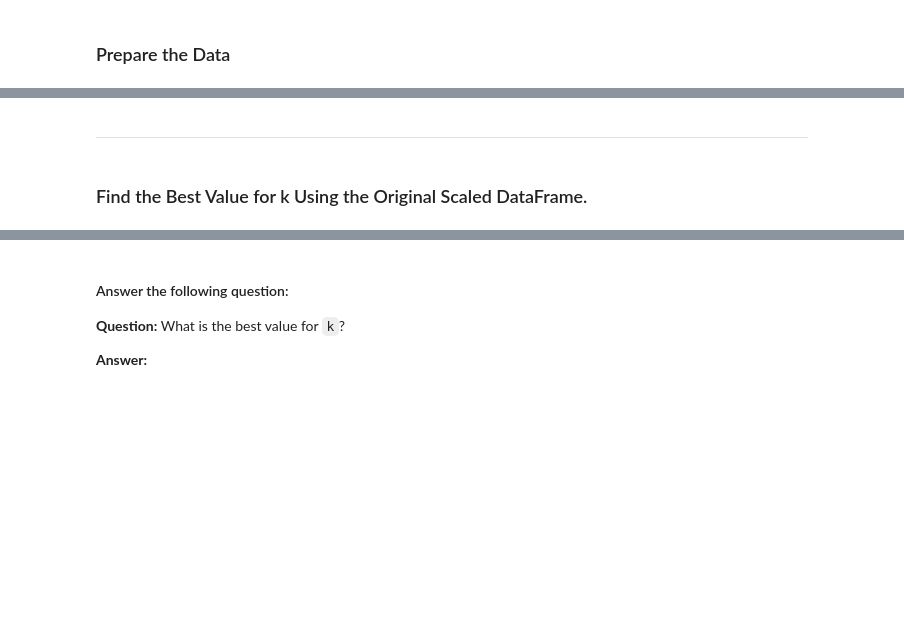
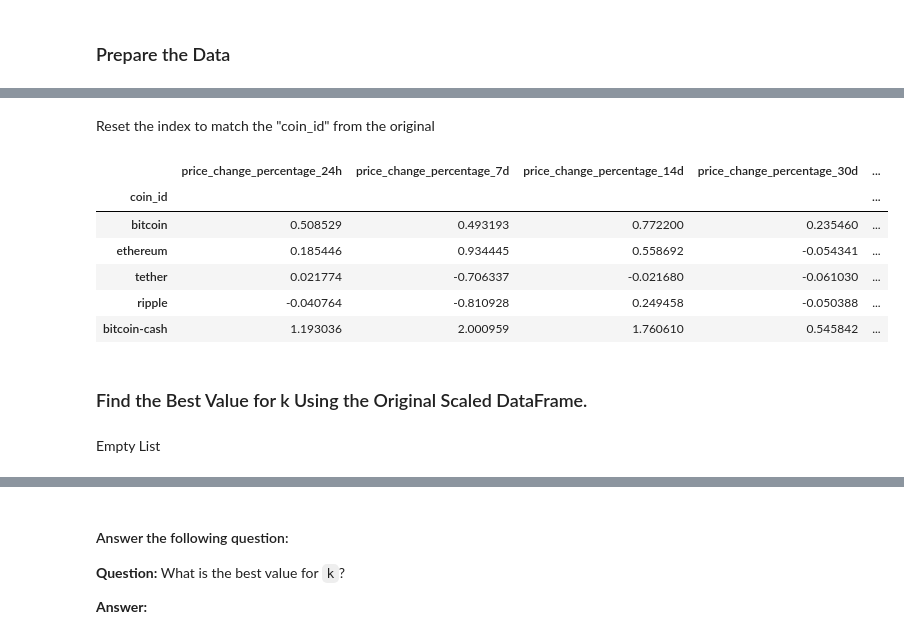
Before and after one commit to Achempim/CryptoClustering-, a Jupyter notebook: Starter_Code/Crypto_Clustering.ipynb, the cells around one changed output, grey strips where cells are left out. Drawn from its saved outputs; the diff is of its cells as text; code cells hidden in the pictures; blank space fills up the shorter version.

```diff
--- a/Starter_Code/Crypto_Clustering.ipynb
+++ b/Starter_Code/Crypto_Clustering.ipynb
@@ -59,2 +52,3 @@ df_market_data.hvplot.line(
 # %%
 # Use the `StandardScaler()` module from scikit-learn to normalize the data from the CSV file
+scaler = StandardScaler()
@@ -72,5 +55,22 @@ df_market_data.hvplot.line(
-# %% [markdown]
----
+# %%
+# Fitt and transform on the original DataFrame's features
+scaled_data = scaler.fit_transform(df_market_data)
+# %% [markdown]
+Reset the index to match the "coin_id" from the original
+# %%
+# Create a new DataFrame with scaled data, and set the "coin_id" as the index
+df_scaled = pd.DataFrame(scaled_data, index=df_market_data.index, columns=df_market_data.columns)
+
+# Show the first five rows of the scaled DataFrame
+df_scaled.head(5)
+# %% [output]
+|  | price_change_percentage_24h | price_change_percentage_7d | price_change_percentage_14d | price_change_percentage_30d | ... |
+| coin_id |  |  |  |  | ... |
+| bitcoin | 0.508529 | 0.493193 | 0.772200 | 0.235460 | ... |
+| ethereum | 0.185446 | 0.934445 | 0.558692 | -0.054341 | ... |
+| tether | 0.021774 | -0.706337 | -0.021680 | -0.061030 | ... |
+| ripple | -0.040764 | -0.810928 | 0.249458 | -0.050388 | ... |
+| bitcoin-cash | 1.193036 | 2.000959 | 1.760610 | 0.545842 | ... |
 # %% [markdown]
 ### Find the Best Value for k Using the Original Scaled DataFrame.
 # %%
@@ -77,0 +79,2 @@ df_market_data.hvplot.line(
+# %% [markdown]
+Empty List
```
Also changed, not shown: parts of 58 cells of this notebook.
